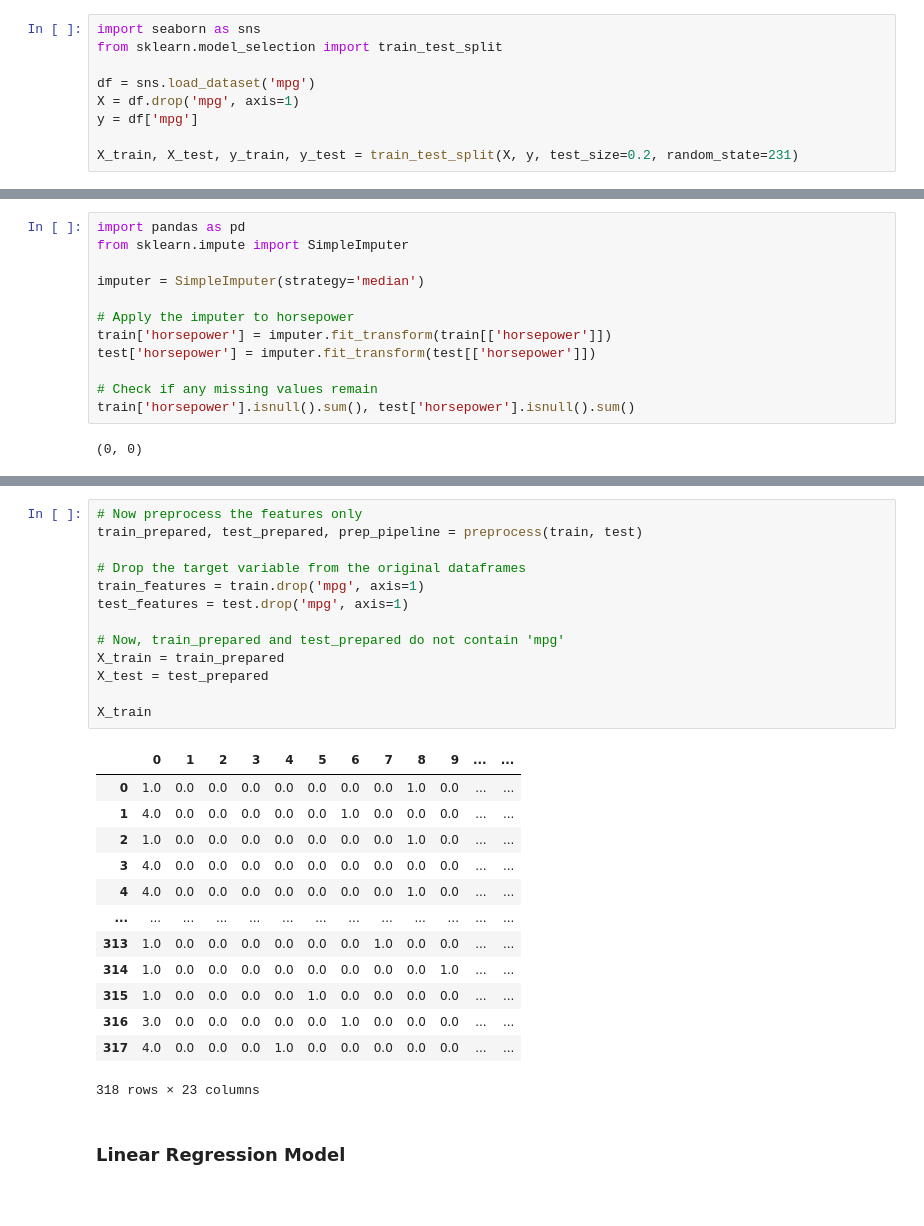
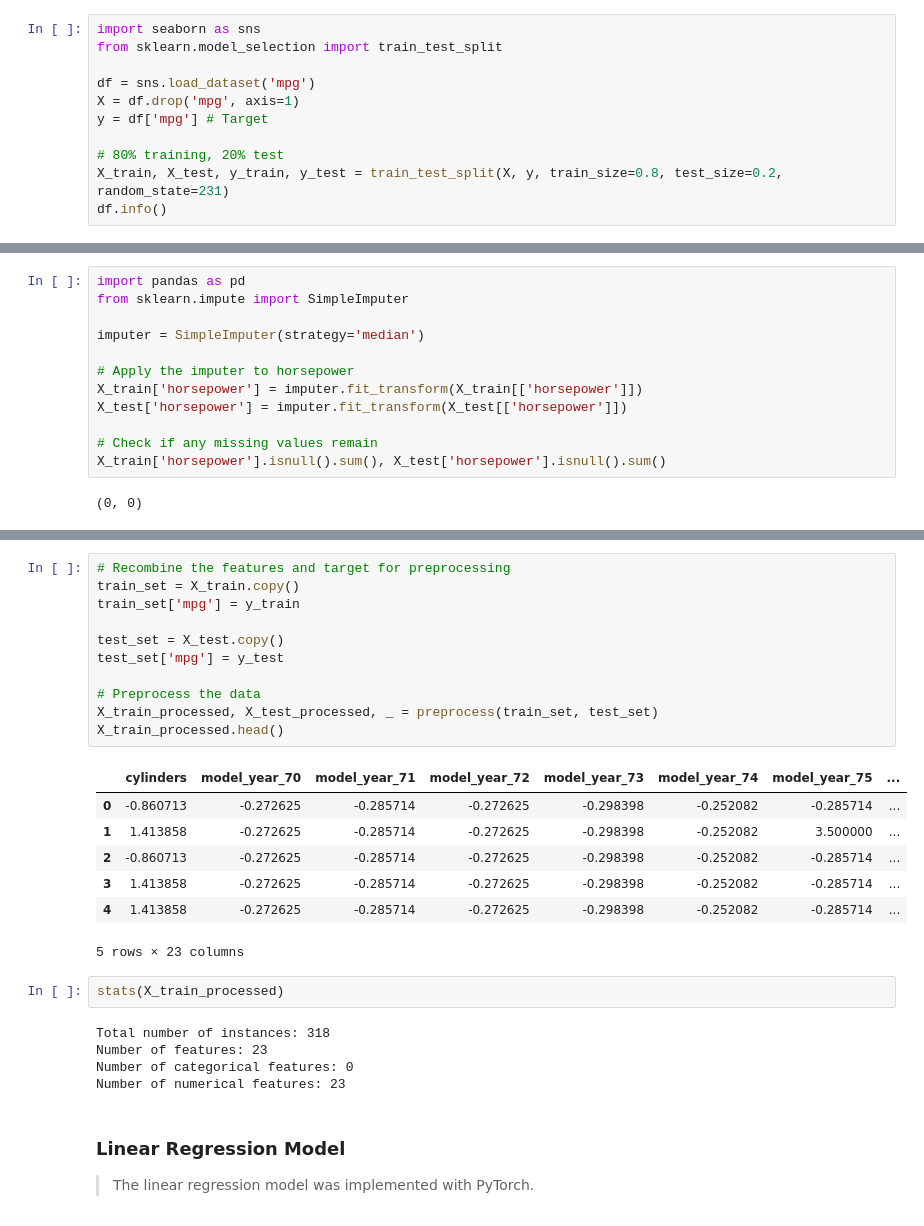
Before and after one commit to R-802/AIML231_T1_2024, a Jupyter notebook: Assignment_3/AIML231 Assignment 3.ipynb, the cells around one changed output, grey strips where cells are left out. Cells and saved outputs as stored; diff of their text form; blank space fills up the shorter version.

```diff
--- a/Assignment_3/AIML231 Assignment 3.ipynb
+++ b/Assignment_3/AIML231 Assignment 3.ipynb
@@ -11,7 +20,9 @@ from sklearn.model_selection import train_test_split
 
 df = sns.load_dataset('mpg')
 X = df.drop('mpg', axis=1)
-y = df['mpg']
+y = df['mpg'] # Target
 
-X_train, X_test, y_train, y_test = train_test_split(X, y, test_size=0.2, random_state=231)
+# 80% training, 20% test
+X_train, X_test, y_train, y_test = train_test_split(X, y, train_size=0.8, test_size=0.2, random_state=231)
+df.info()
 # %% [output]
@@ -118,10 +137,10 @@ from sklearn.impute import SimpleImputer
 imputer = SimpleImputer(strategy='median')
 
 # Apply the imputer to horsepower
-train['horsepower'] = imputer.fit_transform(train[['horsepower']])
-test['horsepower'] = imputer.fit_transform(test[['horsepower']])
+X_train['horsepower'] = imputer.fit_transform(X_train[['horsepower']])
+X_test['horsepower'] = imputer.fit_transform(X_test[['horsepower']])
 
 # Check if any missing values remain
-train['horsepower'].isnull().sum(), test['horsepower'].isnull().sum()
+X_train['horsepower'].isnull().sum(), X_test['horsepower'].isnull().sum()
 # %% [output]
 (0, 0)
@@ -158,31 +211,31 @@ def preprocess(train_set, test_set):
 
     return train_prepared_df, test_prepared_df, pipeline
 # %%
-# Now preprocess the features only
-train_prepared, test_prepared, prep_pipeline = preprocess(train, test)
+# Recombine the features and target for preprocessing
+train_set = X_train.copy()
+train_set['mpg'] = y_train
 
-# Drop the target variable from the original dataframes
-train_features = train.drop('mpg', axis=1)
-test_features = test.drop('mpg', axis=1)
+test_set = X_test.copy()
+test_set['mpg'] = y_test
 
-# Now, train_prepared and test_prepared do not contain 'mpg'
-X_train = train_prepared
-X_test = test_prepared
-
-X_train
+# Preprocess the data
+X_train_processed, X_test_processed, _ = preprocess(train_set, test_set)
+X_train_processed.head()
 # %% [output]
-|  | 0 | 1 | 2 | 3 | 4 | 5 | 6 | 7 | 8 | 9 | ... | ... |
-| 0 | 1.0 | 0.0 | 0.0 | 0.0 | 0.0 | 0.0 | 0.0 | 0.0 | 1.0 | 0.0 | ... | ... |
-| 1 | 4.0 | 0.0 | 0.0 | 0.0 | 0.0 | 0.0 | 1.0 | 0.0 | 0.0 | 0.0 | ... | ... |
-| 2 | 1.0 | 0.0 | 0.0 | 0.0 | 0.0 | 0.0 | 0.0 | 0.0 | 1.0 | 0.0 | ... | ... |
-| 3 | 4.0 | 0.0 | 0.0 | 0.0 | 0.0 | 0.0 | 0.0 | 0.0 | 0.0 | 0.0 | ... | ... |
-| 4 | 4.0 | 0.0 | 0.0 | 0.0 | 0.0 | 0.0 | 0.0 | 0.0 | 1.0 | 0.0 | ... | ... |
-| ... | ... | ... | ... | ... | ... | ... | ... | ... | ... | ... | ... | ... |
-| 313 | 1.0 | 0.0 | 0.0 | 0.0 | 0.0 | 0.0 | 0.0 | 1.0 | 0.0 | 0.0 | ... | ... |
-| 314 | 1.0 | 0.0 | 0.0 | 0.0 | 0.0 | 0.0 | 0.0 | 0.0 | 0.0 | 1.0 | ... | ... |
-| 315 | 1.0 | 0.0 | 0.0 | 0.0 | 0.0 | 1.0 | 0.0 | 0.0 | 0.0 | 0.0 | ... | ... |
-| 316 | 3.0 | 0.0 | 0.0 | 0.0 | 0.0 | 0.0 | 1.0 | 0.0 | 0.0 | 0.0 | ... | ... |
-| 317 | 4.0 | 0.0 | 0.0 | 0.0 | 1.0 | 0.0 | 0.0 | 0.0 | 0.0 | 0.0 | ... | ... |
+|  | cylinders | model_year_70 | model_year_71 | model_year_72 | model_year_73 | model_year_74 | model_year_75 | ... |
+| 0 | -0.860713 | -0.272625 | -0.285714 | -0.272625 | -0.298398 | -0.252082 | -0.285714 | ... |
+| 1 | 1.413858 | -0.272625 | -0.285714 | -0.272625 | -0.298398 | -0.252082 | 3.500000 | ... |
+| 2 | -0.860713 | -0.272625 | -0.285714 | -0.272625 | -0.298398 | -0.252082 | -0.285714 | ... |
+| 3 | 1.413858 | -0.272625 | -0.285714 | -0.272625 | -0.298398 | -0.252082 | -0.285714 | ... |
+| 4 | 1.413858 | -0.272625 | -0.285714 | -0.272625 | -0.298398 | -0.252082 | -0.285714 | ... |
-318 rows × 23 columns
+5 rows × 23 columns
+# %%
+stats(X_train_processed)
+# %% [output]
+Total number of instances: 318
+Number of features: 23
+Number of categorical features: 0
+Number of numerical features: 23
 # %% [markdown]
 ### Linear Regression Model
+> The linear regression model was implemented with PyTorch.
```
Also changed, not shown: parts of 20 cells of this notebook, 1 other file.
